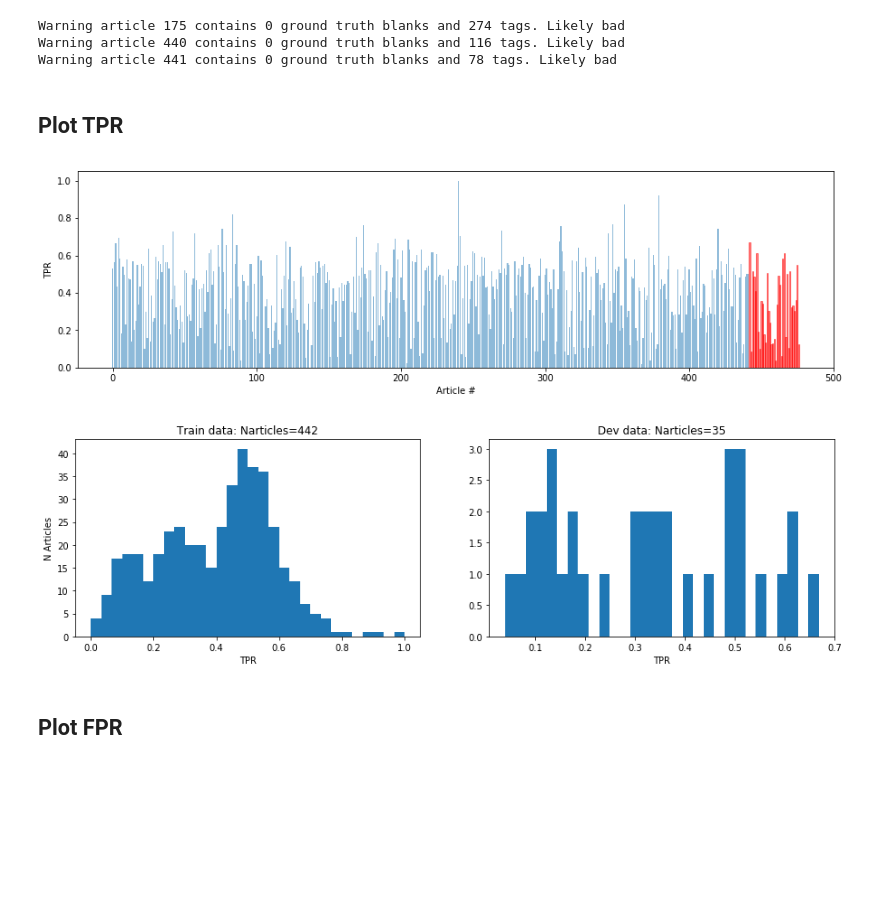
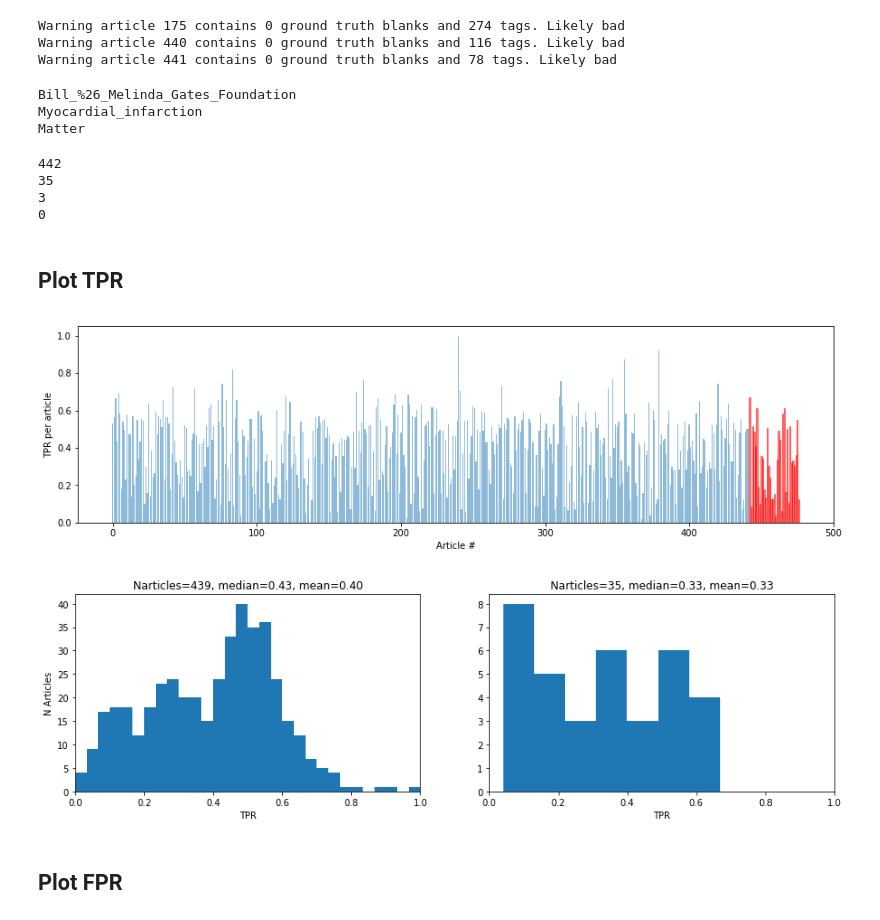
Before and after one commit to davestanley/mindpocket, a Jupyter notebook: play/test_performance.ipynb, the cells around one changed output. Saved outputs shown, nothing was run; the diff lists cells and outputs as text; code cells hidden in the pictures; blank space fills up the shorter version.

Commit message:
Massive update on many files for purposes of plotting and comparing results

```diff
--- a/play/test_performance.ipynb
+++ b/play/test_performance.ipynb
@@ -252,7 +284,7 @@ print(FPpersent)
 # Single article - compare blanks
 # %%
 # Pull out sample paragraph
-a = arts[0]
+a = arts[442]
 
 # AllenNLP results
 words = [w for p in a['paragraphs'] for w in p['allenNER']['words'].split()]
@@ -326,10 +358,12 @@ TP0 = []
 FP0 = []
 TPpersent0 = []
 FPpersent0 = []
-bads = []
+abads = []            # Article-level bads
+
+art = arts[:]
 
 i=0
-for a in arts:
+for a in art:
     # AllenNLP results
     words = [w for p in a['paragraphs'] for w in p['allenNER']['words'].split()]
     tags = [t for p in a['paragraphs'] for t in p['allenNER']['tags'].split()]
@@ -347,6 +381,7 @@ for a in arts:
         print("Warning article {} contains {} ground truth blanks and {} tags. Likely bad".format(str(i),str(sbc),str(st)))
 
         # Make up some dummy values so don't confuse for a REAL outlier in plots. Should just drop this data in the future
+        # This is ok because we'll skip them later if want to do stats - that's what abads is for
         TPR = 0.5
         FPR = 0.5
         ACC = 0.5
@@ -354,7 +389,7 @@ for a in arts:
         FP = 100
         TPpersent = 1
         FPpersent = 1
-        bads.append(i)
+        abads.append(i)
     else:
         TP = sum([b and t for b,t in zip(blank_classification,tags)])
         FP = sum([not b and t for b,t in zip(blank_classification,tags)])
@@ -402,29 +432,43 @@ from matplotlib.pyplot import figure
+# %%
+# Print tiles of bad articles
+for ab in abads:
+    print(art[ab]['title'])
+# %% [output]
+Bill_%26_Melinda_Gates_Foundation
+Myocardial_infarction
+Matter
+# %%
+# Calculate how this affects Ntrain / Ndev
+Ntrain_bad = len([b for b in abads if b < Ntrain])
+Ndev_bad = len([b for b in abads if b >= Ntrain])
+print(Ntrain)
+print(Ndev)
+print(Ntrain_bad)
+print(Ndev_bad)
+# %% [output]
+442
+35
+3
+0
 # %% [markdown]
 ## Plot TPR
-# %%
-
-
-figure(num=None, figsize=(15, 4),facecolor='w', edgecolor='k')
-barlist = plt.bar(range(len(TPR0)), TPR0, align='center', alpha=0.5)
-plt.xlabel('Article #')
-plt.ylabel('TPR')
-for i in range(Ntrain,Ntrain+Ndev):
-    barlist[i].set_color('r')
-plt.show()
-# %% [output]
-[figure, removed]
-# %%
-# figure(num=None, figsize=(15, 4), dpi=80, facecolor='w', edgecolor='k')
-f, (ax1, ax2) = plt.subplots(1, 2, sharey=False,figsize=(15, 4));
-ax1.hist(TPR0[0:Ntrain-1], bins=30);  # arguments are passed to np.histogram
-ax1.set_title("Train data: Narticles=" + str(Ntrain));
-ax1.set_ylabel('N Articles');
-ax1.set_xlabel('TPR');
-
-ax2.hist(TPR0[Ntrain:], bins=30);  # arguments are passed to np.histogram
-ax2.set_title("Dev data: Narticles=" + str(Ndev));
-ax2.set_xlabel('TPR');
-# %% [output]
-[figure, removed]
+# %%
+myvar = TPR0
+varname = 'TPR'
+
+# Plot bargraph
+plotbar_train_dev2(myvar,Ntrain,Ndev,ylabel='{} per article'.format(varname),xlabel='Article #')
+
+# # # Plot the histogram without containing any bads
+# myvar without the bad articles
+myvar2 = [tp for i, tp in enumerate(myvar) if i not in abads]
+
+# Plot the histogram
+ax = plothist_train_dev2(myvar2,Ntrain-Ntrain_bad,Ndev-Ndev_bad,xlabel=varname,ylabel='N Articles',devbins='auto')
+set(ax['ax1'].set_xlim(0,1));
+set(ax['ax2'].set_xlim(0,1));
+# %% [output]
+[figure, added]
+[figure, added]
 # %% [markdown]
 ## Plot FPR
```
Also changed, not shown: parts of 42 cells of this notebook, 11 other files.
